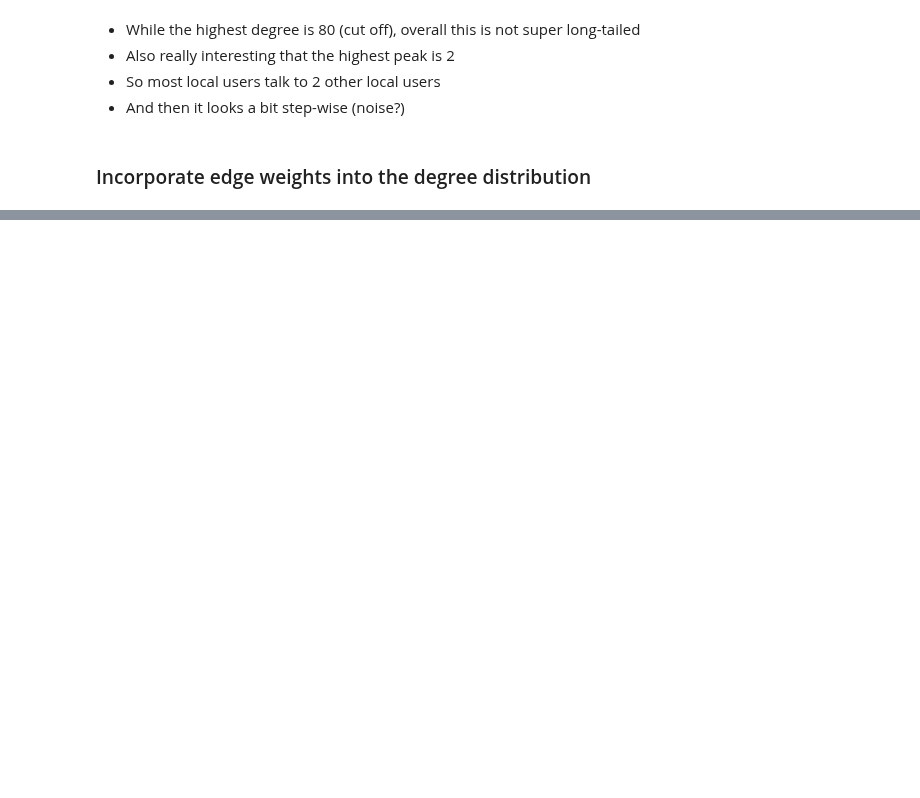
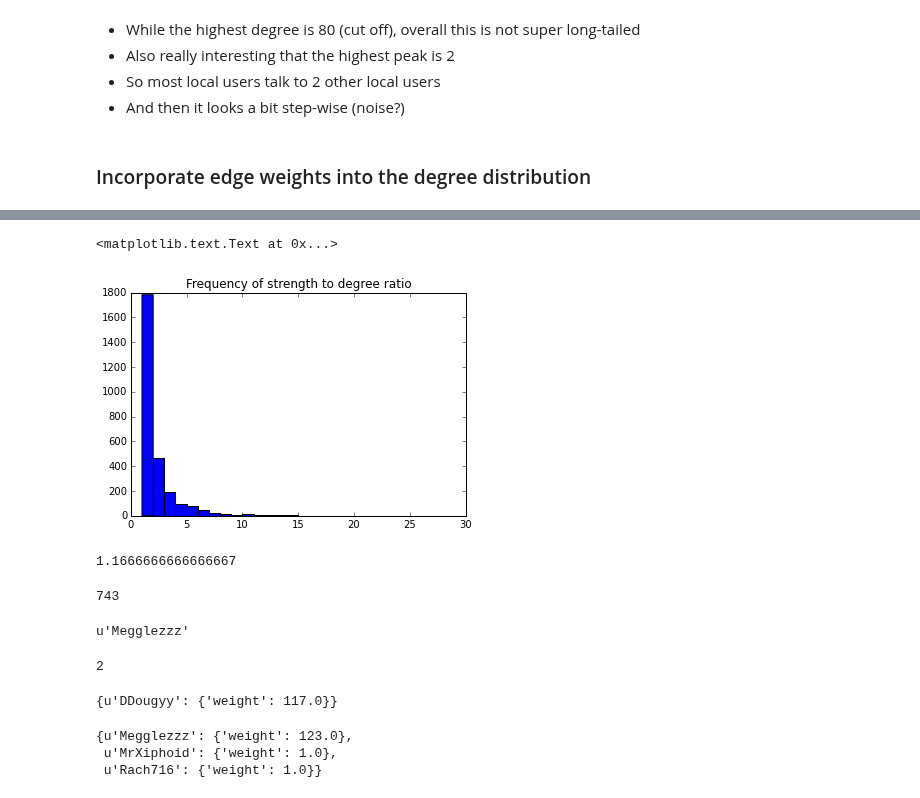
Before and after one commit to marinkala/ReplyNetworks, a Jupyter notebook: bbReplyNetworkAnalysis.ipynb, the cells around one changed output, grey strips where cells are left out. Drawn from its saved outputs; the diff is of its cells as text; code cells hidden in the pictures; blank space fills up the shorter version.

```diff
--- a/bbReplyNetworkAnalysis.ipynb
+++ b/bbReplyNetworkAnalysis.ipynb
@@ -182,0 +200,35 @@ G['LaurenLaCapra']
+# %%
+ratio=[x/y for x, y in zip(strength.tolist(), orderedDegree.values())]
+# %%
+plt.hist(ratio, 119)
+plt.xlim(xmax=30)
+plt.title('Frequency of strength to degree ratio')
+# %% [output]
+<matplotlib.text.Text at 0x...>
+[figure, added]
+# %%
+np.median(ratio)
+# %% [output]
+1.1666666666666667
+# %%
+ratio.index(120)
+# %% [output]
+743
+# %%
+nodelist[743]
+# %% [output]
+u'Megglezzz'
+# %%
+degree['Megglezzz']
+# %% [output]
+2
+# %%
+G['Megglezzz']
+# %% [output]
+{u'DDougyy': {'weight': 117.0}}
+# %%
+G['DDougyy']
+# %% [output]
+{u'Megglezzz': {'weight': 123.0},
+ u'MrXiphoid': {'weight': 1.0},
+ u'Rach716': {'weight': 1.0}}
```
Also changed, not shown: parts of 103 cells of this notebook.
